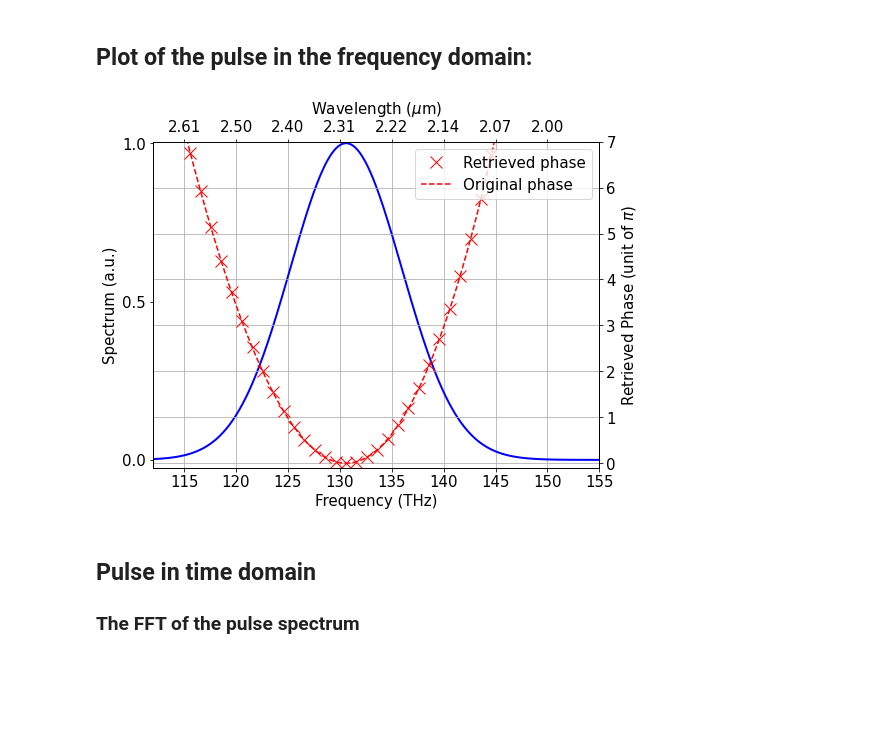
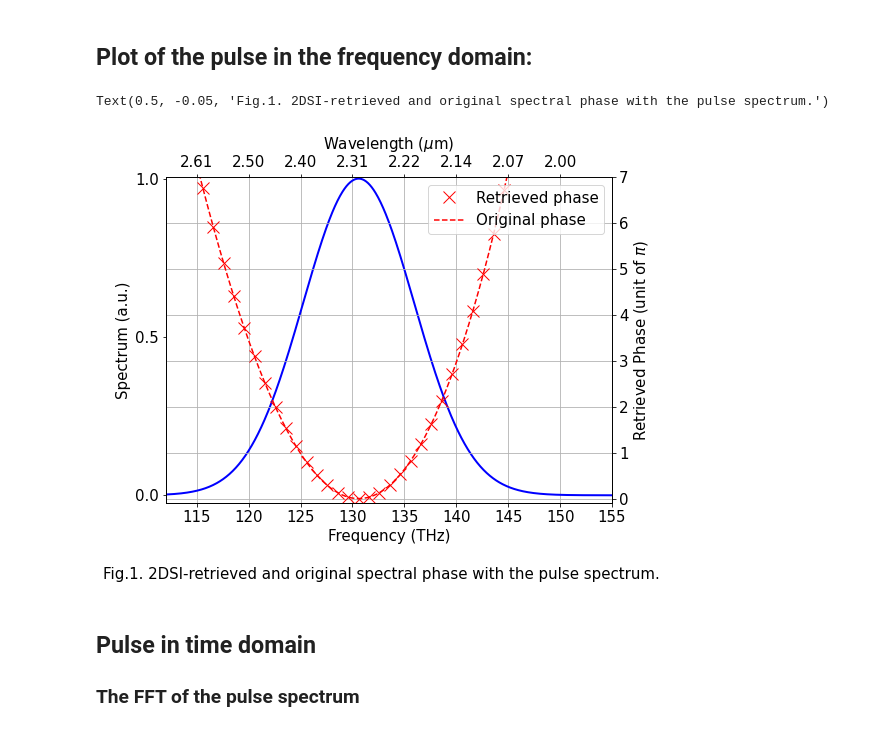
Before and after one commit to tobikugel/2DSI_algorithm, a Jupyter notebook: Pulse_Displayer.ipynb, the cells around one changed output. Cells and saved outputs as stored; diff of their text form; code cells hidden in the pictures; blank space fills up the shorter version.

```diff
--- a/Pulse_Displayer.ipynb
+++ b/Pulse_Displayer.ipynb
@@ -74,34 +74,42 @@ def f_tick(x, c):
 ax1_y.set_xbound(ax_spec.get_xbound())
 ax1Ticks = ax_spec.get_xticks()
 ax1Ticks = ax1Ticks[1:-1]
 ax1_y.set_xticks(ax1Ticks)
 ax1_y.set_xticklabels(f_tick(ax1Ticks, 3 * 10**8))
 ax1_y.grid(False)
 ax_spec.set_title(r"Wavelength ($\mu$m)", fontsize = 15)
 
 
 ax_phase.grid()
 ax_spec.grid(axis = "x")
 
 #Title,  labels and legend
 ax_spec.set_xlabel("Frequency (THz)", fontsize = 15)
 ax_spec.set_ylabel("Spectrum (a.u.)", fontsize = 15)
 ax_phase.set_ylabel("Retrieved Phase (unit of $\pi$)", fontsize = 15)
 ax_phase.legend(loc = "upper right", fontsize = 15)
 
 ax_spec.tick_params(axis = 'both', which = 'major', labelsize = 15)
 ax_phase.tick_params(axis = 'both', which = 'major', labelsize = 15)
 ax1_y.tick_params(axis = 'both', which = 'major', labelsize = 15)
 ax_spec.set_yticks([0,0.5,1])
 
 
 
 ax_spec.tick_params(which = 'major', axis='x', direction = 'out')
 ax1_y.tick_params(which = 'major', axis='x', direction = 'out')
 #ax_spec.tick_params(which = 'major', axis='y', direction = 'out')
 ax_phase.tick_params(which = 'major', axis='y', direction = 'out')
+
+#Figure Caption
+figurecounter = 1                                                            #Counter for the figure number
+figurecaption = ('Fig.' + str(figurecounter) + '. ' \
+                 '2DSI-retrieved and original spectral phase with the pulse spectrum.')
+
+figPulse_f.text(.5, -0.05, figurecaption, ha = 'center', fontsize = 15)
 # %% [output]
+Text(0.5, -0.05, 'Fig.1. 2DSI-retrieved and original spectral phase with the pulse spectrum.')
-[figure, old version]
+[figure, new version]
 # %% [markdown]
 ## Pulse in time domain
 
```
Also changed, not shown: parts of 1 cell of this notebook, 3 other files.
